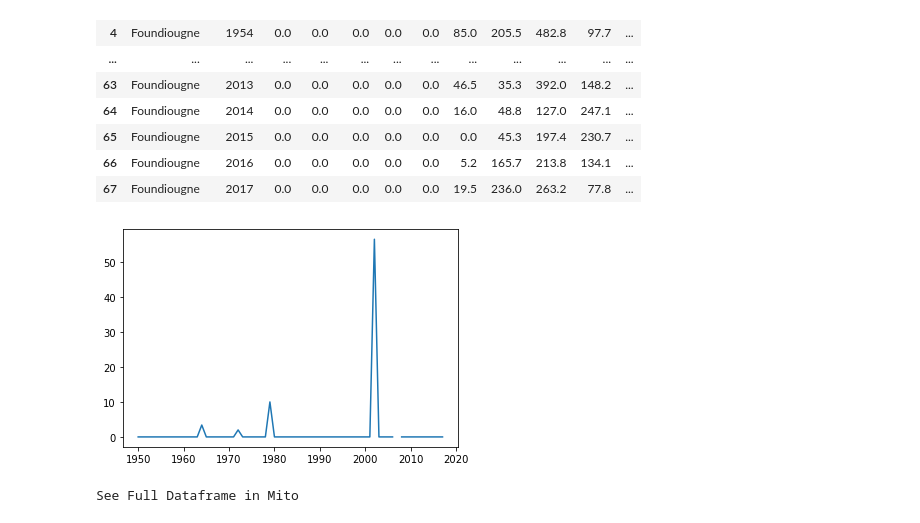
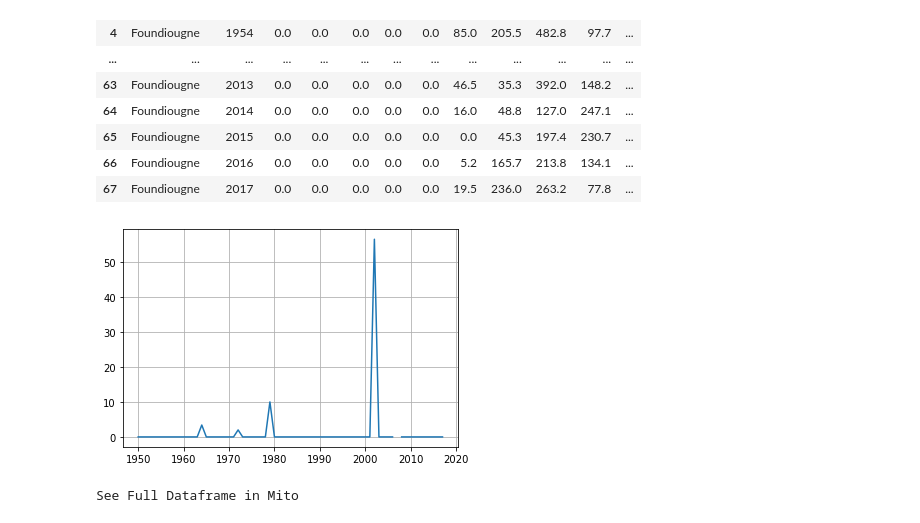
Before and after one commit to Ousoka/Cas_Pratique1, a Jupyter notebook: Cas_Pratique1.ipynb, the cells around one changed output. Saved outputs shown, nothing was run; the diff lists cells and outputs as text; code cells hidden in the pictures.

```diff
--- a/Cas_Pratique1.ipynb
+++ b/Cas_Pratique1.ipynb
@@ -30,12 +32,13 @@ See Full Dataframe in Mito
 # %%
 #Question3
 import matplotlib.pyplot as plt
 plt.plot(pf.Annees,pf.Janv)
-#****************Q13***************************
+plt.grid()
+#****************Q13_OK***************************
 plt.savefig('Q3.png')
-#****************Q13***************************
+#****************Q13_OK***************************
 plt.show()
 # %% [output]
-[figure, old version]
+[figure, new version]
 # %%
 #Question4
```
Also changed, not shown: parts of 24 cells of this notebook.
